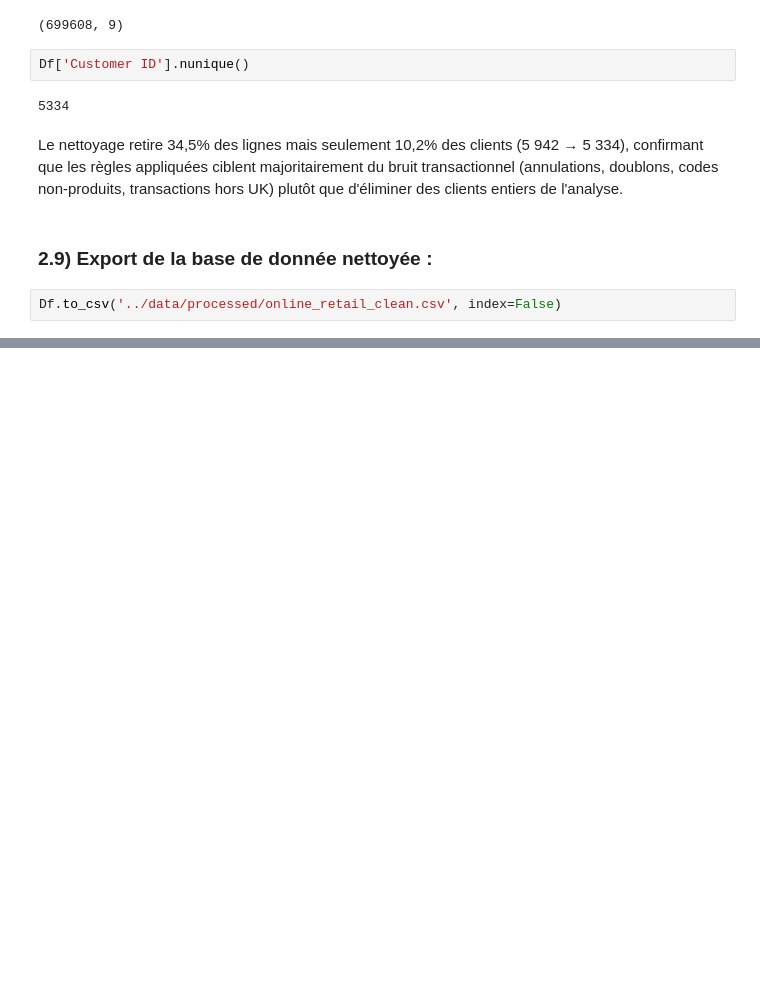
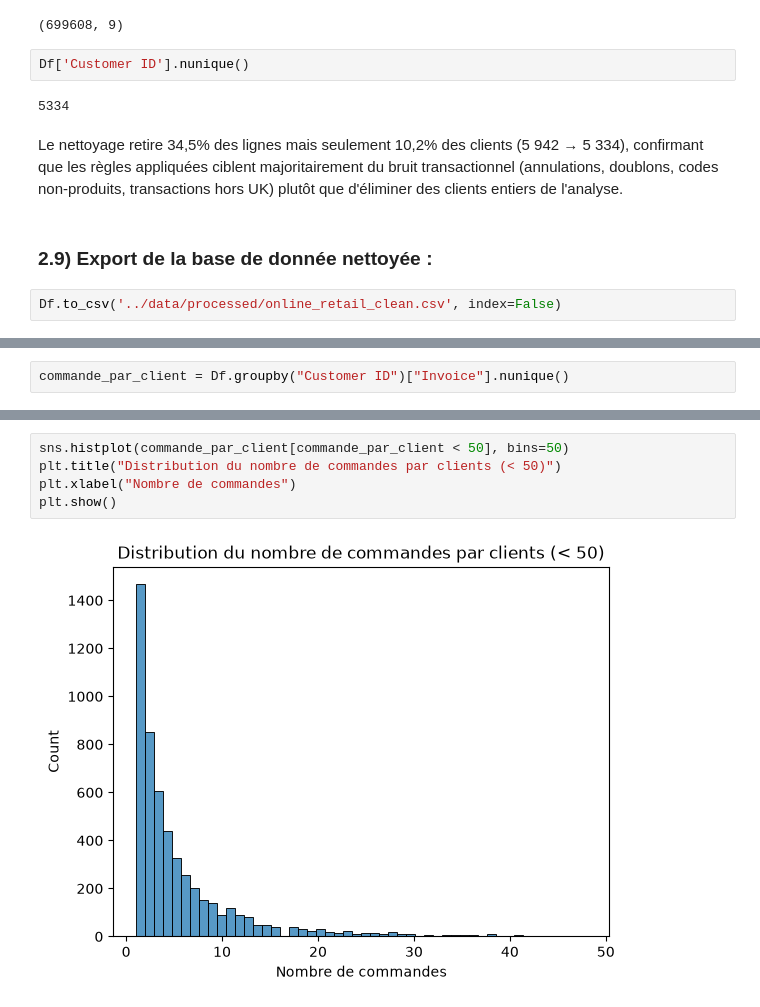
Before and after one commit to Nithilan16/Online_retail-rfm-segmentation, a Jupyter notebook: notebooks/online_retail.ipynb, the cells around one changed output, grey strips where cells are left out. Drawn from its saved outputs; the diff is of its cells as text; blank space fills up the shorter version.

```diff
--- a/notebooks/online_retail.ipynb
+++ b/notebooks/online_retail.ipynb
@@ -601,0 +655,2 @@ Df.to_csv('../data/processed/online_retail_clean.csv', index=False)
+# %%
+commande_par_client = Df.groupby("Customer ID")["Invoice"].nunique()
@@ -601,0 +669,7 @@ Df.to_csv('../data/processed/online_retail_clean.csv', index=False)
+# %%
+sns.histplot(commande_par_client[commande_par_client < 50], bins=50)
+plt.title("Distribution du nombre de commandes par clients (< 50)")
+plt.xlabel("Nombre de commandes")
+plt.show()
+# %% [output]
+[figure, added]
```
Also changed, not shown: parts of 30 cells of this notebook.
